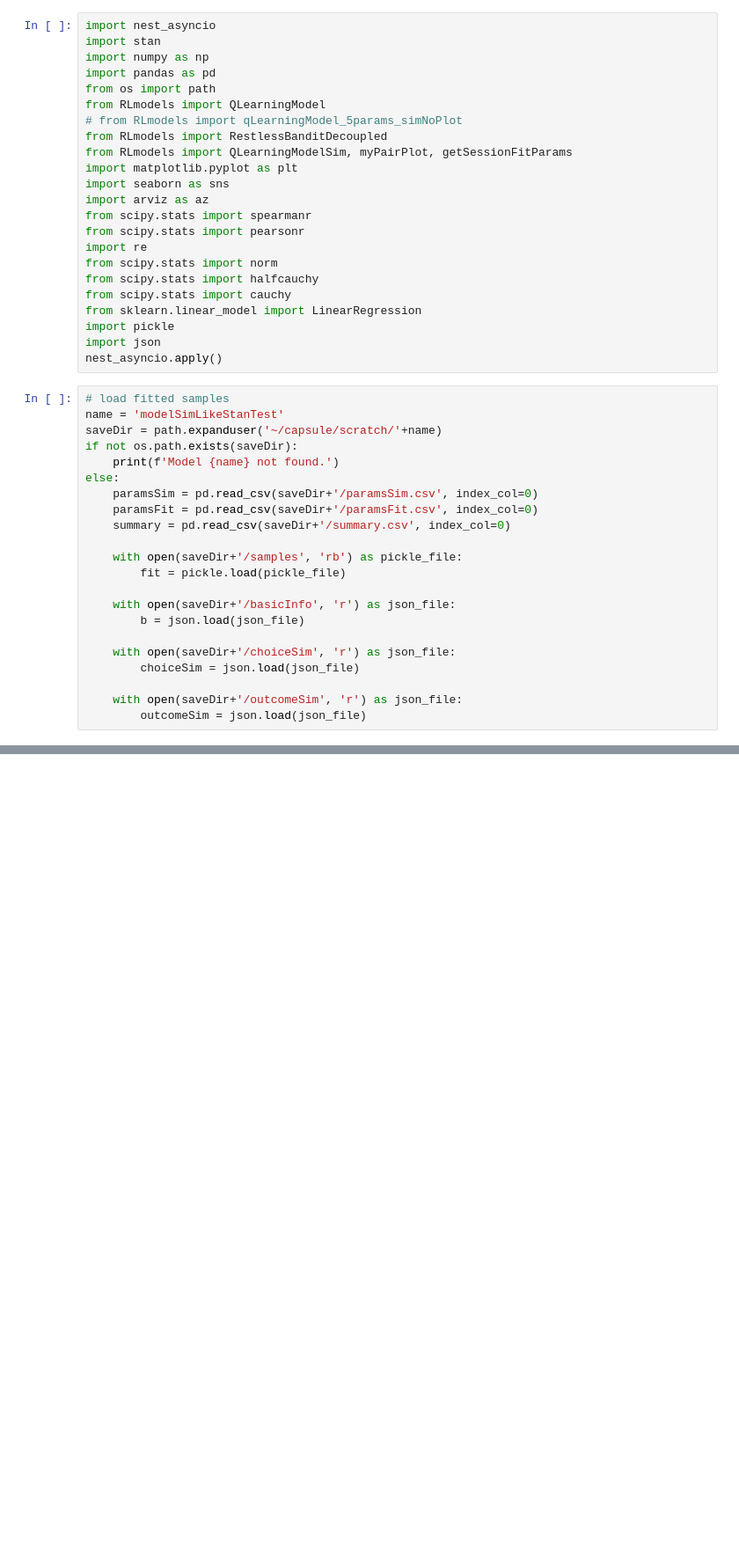
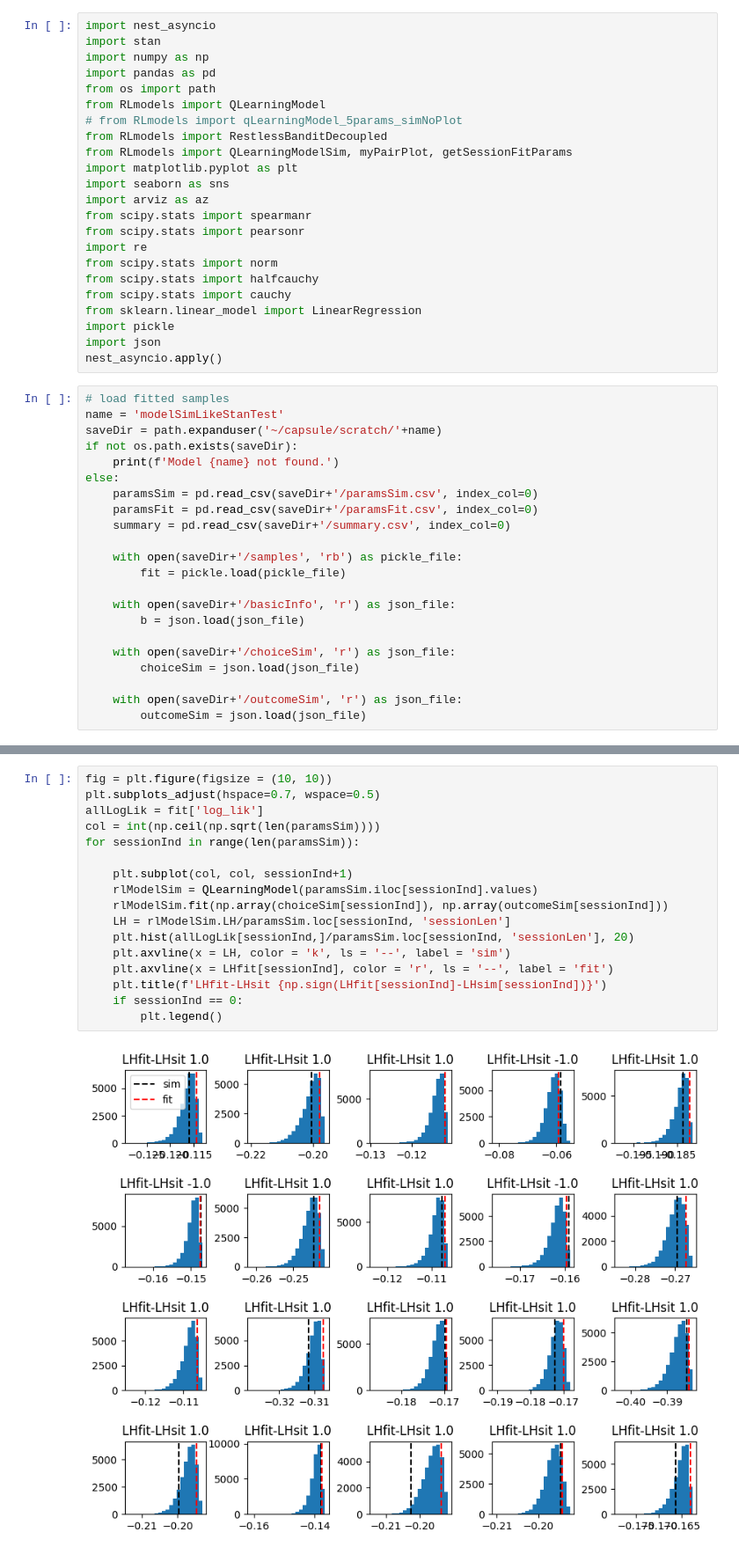
Before and after one commit to AllenNeuralDynamics/aind_stan_fit_sim, a Jupyter notebook: code/recovery.ipynb, the cells around one changed output, grey strips where cells are left out. Shown: that part at 88% size. Drawn from its saved outputs; the diff is of its cells as text; blank space fills up the shorter version.

```diff
--- a/code/recovery.ipynb
+++ b/code/recovery.ipynb
@@ -154,0 +169,19 @@ NameError: name 'samps' is not defined
+# %%
+fig = plt.figure(figsize = (10, 10))
+plt.subplots_adjust(hspace=0.7, wspace=0.5)
+allLogLik = fit['log_lik']
+col = int(np.ceil(np.sqrt(len(paramsSim))))
+for sessionInd in range(len(paramsSim)):
+
+    plt.subplot(col, col, sessionInd+1)
+    rlModelSim = QLearningModel(paramsSim.iloc[sessionInd].values)
+    rlModelSim.fit(np.array(choiceSim[sessionInd]), np.array(outcomeSim[sessionInd]))
+    LH = rlModelSim.LH/paramsSim.loc[sessionInd, 'sessionLen']
+    plt.hist(allLogLik[sessionInd,]/paramsSim.loc[sessionInd, 'sessionLen'], 20)
+    plt.axvline(x = LH, color = 'k', ls = '--', label = 'sim')
+    plt.axvline(x = LHfit[sessionInd], color = 'r', ls = '--', label = 'fit')
+    plt.title(f'LHfit-LHsit {np.sign(LHfit[sessionInd]-LHsim[sessionInd])}')
+    if sessionInd == 0:
+        plt.legend()
+# %% [output]
+[figure, added]
```
Also changed, not shown: parts of 8 cells of this notebook, 2 other files.
